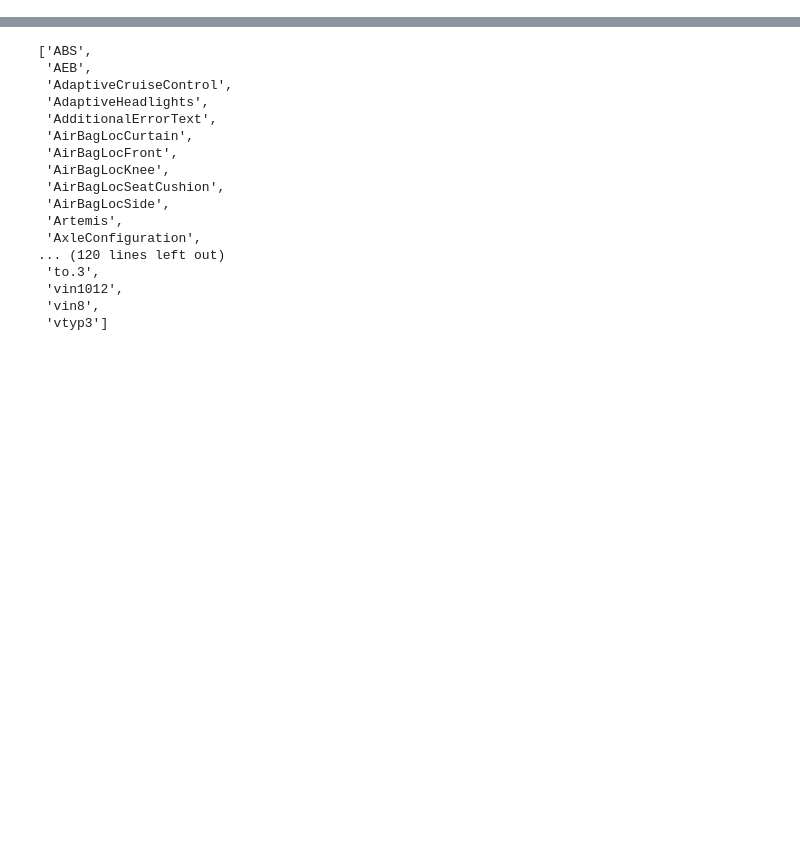
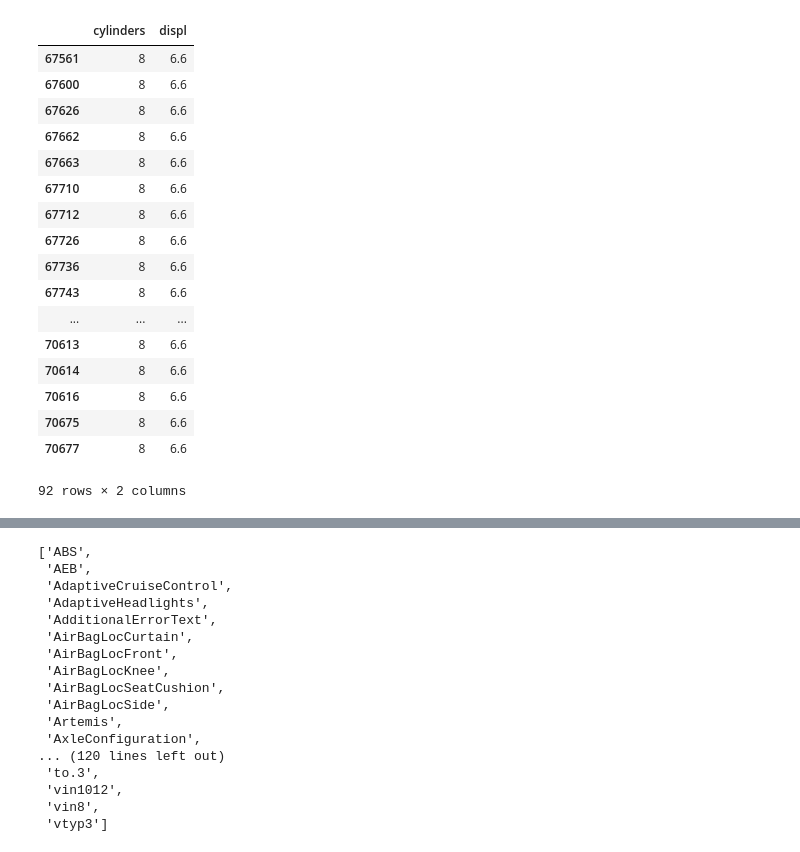
Before and after one commit to bsyouness/epa_mpg, a Jupyter notebook: vin_processing.ipynb, the cells around one changed output, grey strips where cells are left out. Cells and saved outputs as stored; diff of their text form; code cells hidden in the pictures; blank space fills up the shorter version.

```diff
--- a/vin_processing.ipynb
+++ b/vin_processing.ipynb
@@ -50,0 +388,23 @@ not_read_with_counts
+# %%
+	vin_original.loc[(vin_original.year == 2011) & (vin_original.make.str.lower() == 'chevrolet') &
+		(vin_original.model.str.lxower().str.contains('silverado') & (vin_original.fuelType1_mod == 'diesel')),
+		['cylinders', 'displ']]
+# %% [output]
+|  | cylinders | displ |
+| 67561 | 8 | 6.6 |
+| 67600 | 8 | 6.6 |
+| 67626 | 8 | 6.6 |
+| 67662 | 8 | 6.6 |
+| 67663 | 8 | 6.6 |
+| 67710 | 8 | 6.6 |
+| 67712 | 8 | 6.6 |
+| 67726 | 8 | 6.6 |
+| 67736 | 8 | 6.6 |
+| 67743 | 8 | 6.6 |
+| ... | ... | ... |
+| 70613 | 8 | 6.6 |
+| 70614 | 8 | 6.6 |
+| 70616 | 8 | 6.6 |
+| 70675 | 8 | 6.6 |
+| 70677 | 8 | 6.6 |
+92 rows × 2 columns
```
Also changed, not shown: parts of 54 cells of this notebook, 2 other files.
